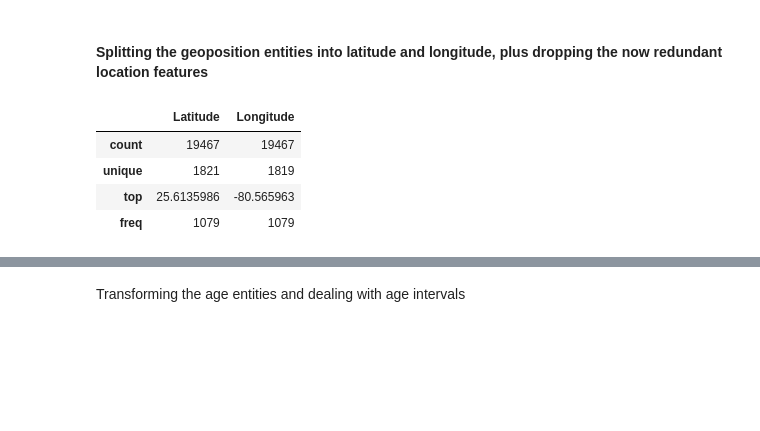
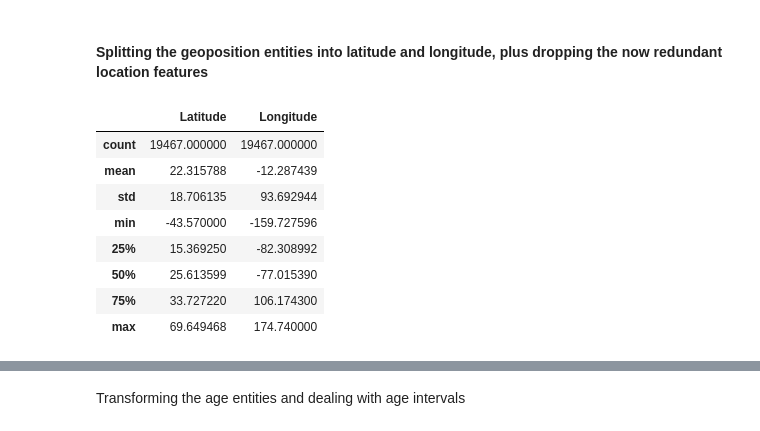
Before and after one commit to MarcusGitAccount/Covid19-Survival-Prediction, a Jupyter notebook: 30239_ PopMarcus.ipynb, the cells around one changed output, grey strips where cells are left out. Cells and saved outputs as stored; diff of their text form; code cells hidden in the pictures; blank space fills up the shorter version.

```diff
--- a/30239_ PopMarcus.ipynb
+++ b/30239_ PopMarcus.ipynb
@@ -66,18 +66,22 @@ df = pd.concat([travel_dropped, onehot_frame], axis=1)
 #### Splitting the geoposition entities into latitude and longitude, plus dropping the now redundant location features
 # %%
 # transform the geoposition column in two seperate column(lat, long)
-transform = lambda x: re.findall(r"[+-]?[0-9]*[.]?[0-9]+", x)
+transform = lambda x: [float(x) for x in re.findall(r"[+-]?[0-9]*[.]?[0-9]+", x)]
 latlong = df['GeoPosition'].apply(transform).values
 # from array of lists to ndarray
 latlong = np.vstack(latlong)
 latlong_frame=pd.DataFrame(latlong, columns=['Latitude', 'Longitude'])
 latlong_frame.describe()
 # %% [output]
 |  | Latitude | Longitude |
-| count | 19467 | 19467 |
-| unique | 1821 | 1819 |
-| top | 25.6135986 | -80.565963 |
-| freq | 1079 | 1079 |
+| count | 19467.000000 | 19467.000000 |
+| mean | 22.315788 | -12.287439 |
+| std | 18.706135 | 93.692944 |
+| min | -43.570000 | -159.727596 |
+| 25% | 15.369250 | -82.308992 |
+| 50% | 25.613599 | -77.015390 |
+| 75% | 33.727220 | 106.174300 |
+| max | 69.649468 | 174.740000 |
 # %%
 # drop redundant location columns and add the latitude/longitude frame
 loc_dropped = df.drop(columns=['City', 'AdministrativeDivision', 'Country', 'GeoPosition'], axis=1)
```
Also changed, not shown: parts of 18 cells of this notebook.
